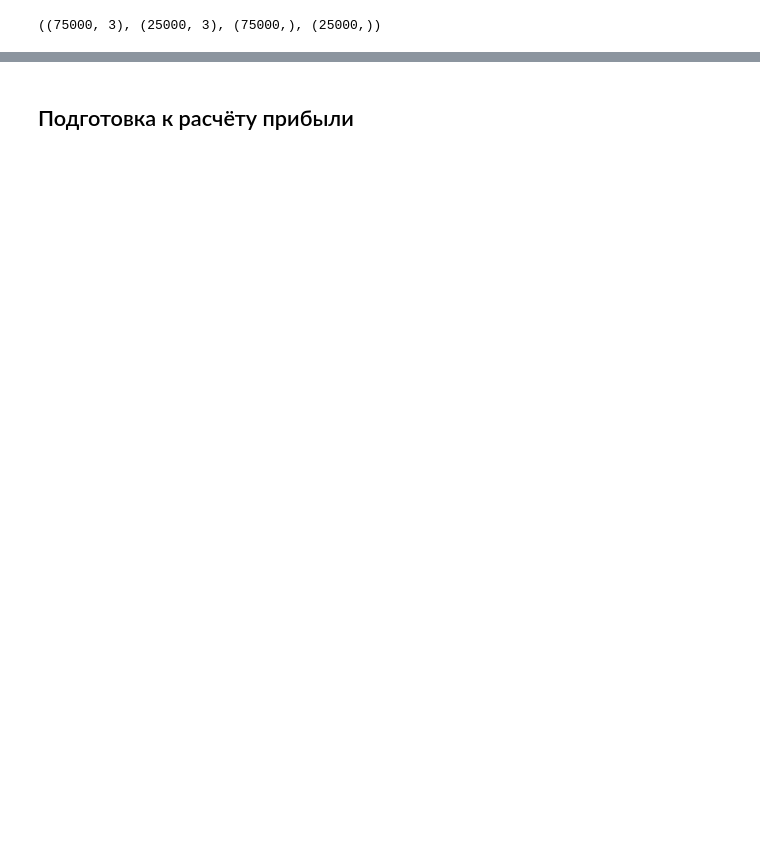
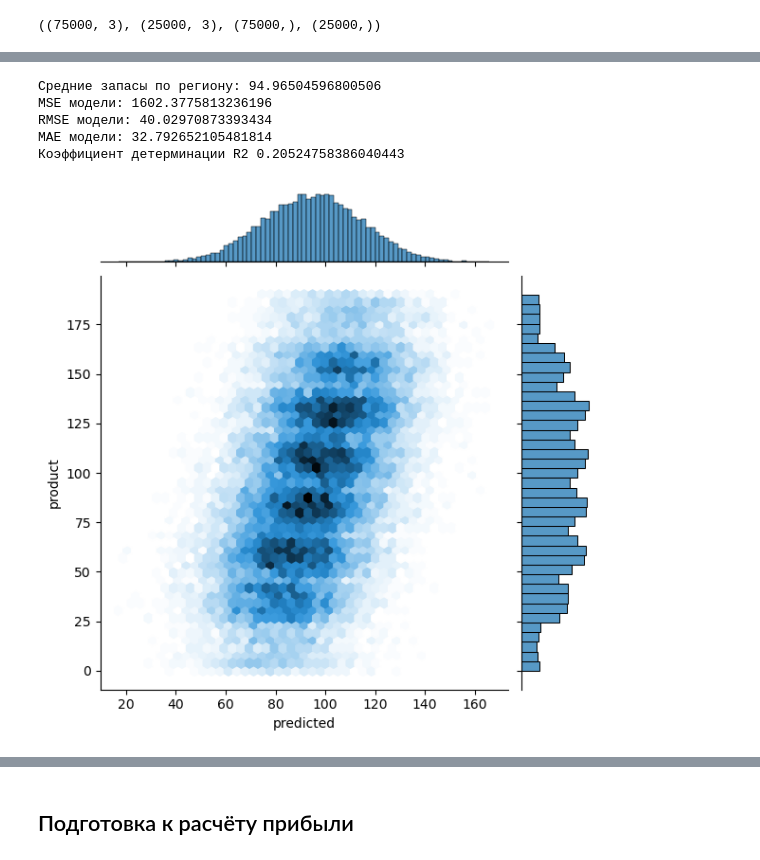
Before and after one commit to VSXV/Data-Science-Projects, a Jupyter notebook: 8. oil exploration/61a94980-bc3e-4dc6-89cf-a299622bf523.ipynb, the cells around one changed output, grey strips where cells are left out. Drawn from its saved outputs; the diff is of its cells as text; code cells hidden in the pictures; blank space fills up the shorter version.

```diff
--- a/8. oil exploration/61a94980-bc3e-4dc6-89cf-a299622bf523.ipynb
+++ b/8. oil exploration/61a94980-bc3e-4dc6-89cf-a299622bf523.ipynb
@@ -269,0 +375,29 @@ model_1_predict = model_1.predict(X_test_1)
+# %%
+features_3, target_3 = split_data(df_3,'product')
+X_train_3, X_test_3, y_train_3, y_test_3 = train_test_split(features_3, target_3, test_size=.25, random_state=12345)
+X_train_3.shape, X_test_3.shape, y_train_3.shape, y_test_3.shape
+
+model_3 = model.fit(X_train_3, y_train_3)
+model_3_predict = model_3.predict(X_test_3)
+model_3 = GridSearchCV(model, par_grid, cv=5)
+model_3.fit(X_train_3, y_train_3)
+predicted_prod_3 = model_3.predict(X_test_3)
+
+reg_3_report = []
+reg_3_report = report(reg_3_report, y_test_3, 3, predicted_prod_3)
+reg_3_report.head()
+
+sns.jointplot(x='predicted', y='product', data=reg_3_report, kind='hex');
+
+print('Средние запасы по региону:', reg_3_report['predicted'].mean())
+print('MSE модели:', mean_squared_error(y_test_3, predicted_prod_3))
+print('RMSE модели:', np.sqrt(mean_squared_error(y_test_3, predicted_prod_3)))
+print('MAE модели:', (mean_absolute_error(y_test_3, predicted_prod_3)))
+print('Коэффициент детерминации R2', r2_score(y_test_3, predicted_prod_3))
+# %% [output]
+Средние запасы по региону: 94.96504596800506
+MSE модели: 1602.3775813236196
+RMSE модели: 40.02970873393434
+MAE модели: 32.792652105481814
+Коэффициент детерминации R2 0.20524758386040443
+[figure, added]
```
Also changed, not shown: parts of 30 cells of this notebook.
